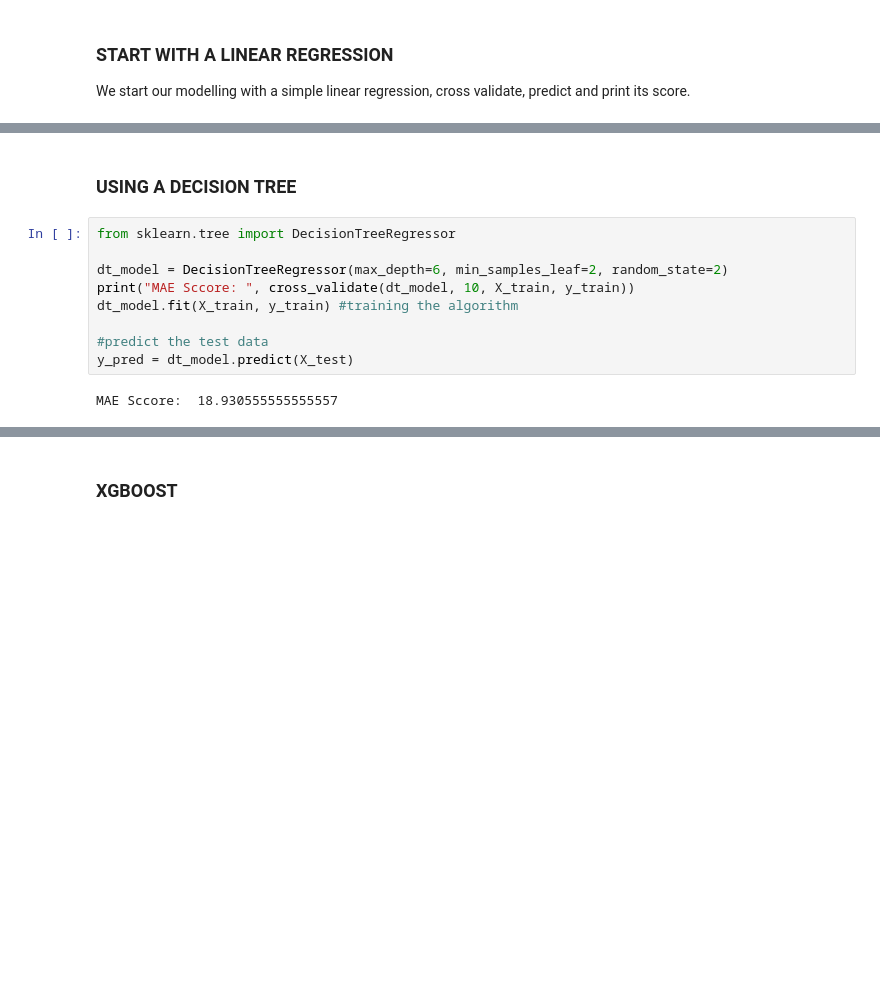
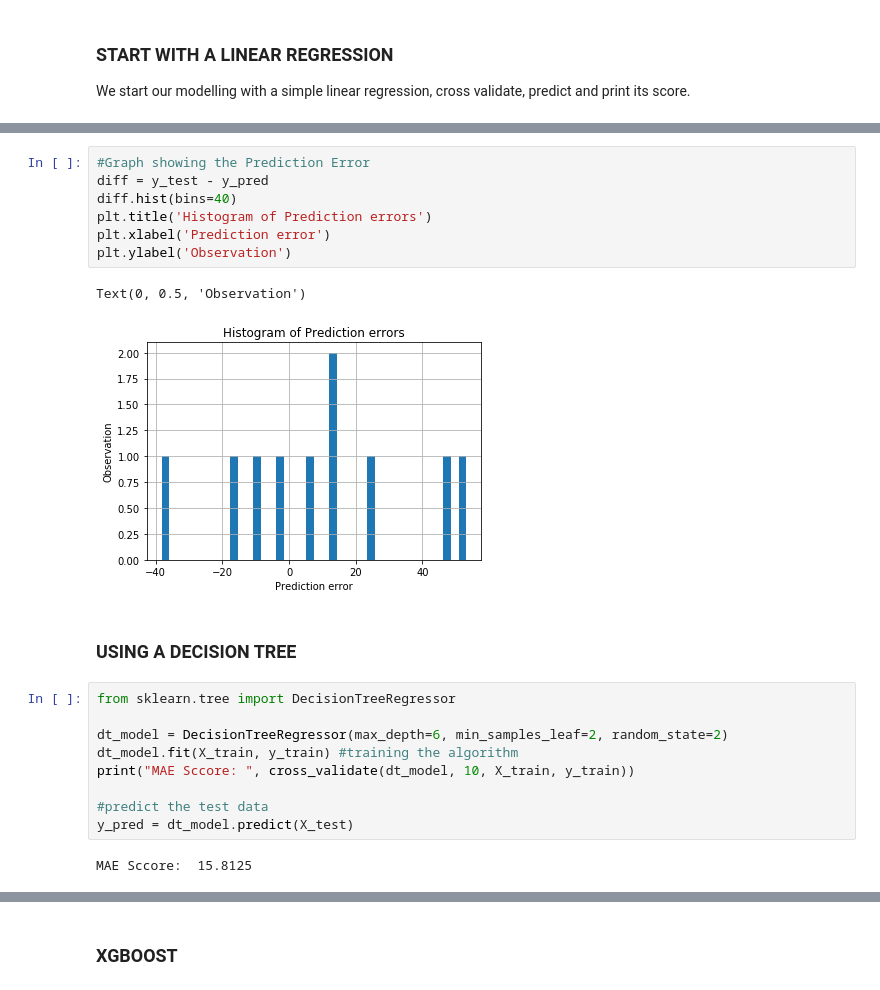
Before and after one commit to nnorukaemeka/piq2019, a Jupyter notebook: HypothesisTesting.ipynb, the cells around one changed output, grey strips where cells are left out. Saved outputs shown, nothing was run; the diff lists cells and outputs as text; blank space fills up the shorter version.

```diff
--- a/HypothesisTesting.ipynb
+++ b/HypothesisTesting.ipynb
@@ -617,16 +618,26 @@ Root Mean Square Error (RMSE):  19.93170199851961
+# %%
+#Graph showing the Prediction Error
+diff = y_test - y_pred
+diff.hist(bins=40)
+plt.title('Histogram of Prediction errors')
+plt.xlabel('Prediction error')
+plt.ylabel('Observation')
+# %% [output]
+Text(0, 0.5, 'Observation')
+[figure, added]
 # %% [markdown]
 ### USING A DECISION TREE
 # %%
 from sklearn.tree import DecisionTreeRegressor
 
 dt_model = DecisionTreeRegressor(max_depth=6, min_samples_leaf=2, random_state=2)
+dt_model.fit(X_train, y_train) #training the algorithm
 print("MAE Sccore: ", cross_validate(dt_model, 10, X_train, y_train))
-dt_model.fit(X_train, y_train) #training the algorithm
 
 #predict the test data
 y_pred = dt_model.predict(X_test)
 # %% [output]
-MAE Sccore:  18.930555555555557
+MAE Sccore:  15.8125
 # %%
 # The Final step is to evaluate the performance of the algorithm.
 # We'll do this by finding the values for the Mean Squared Error (MSE),
```
Also changed, not shown: parts of 29 cells of this notebook.
